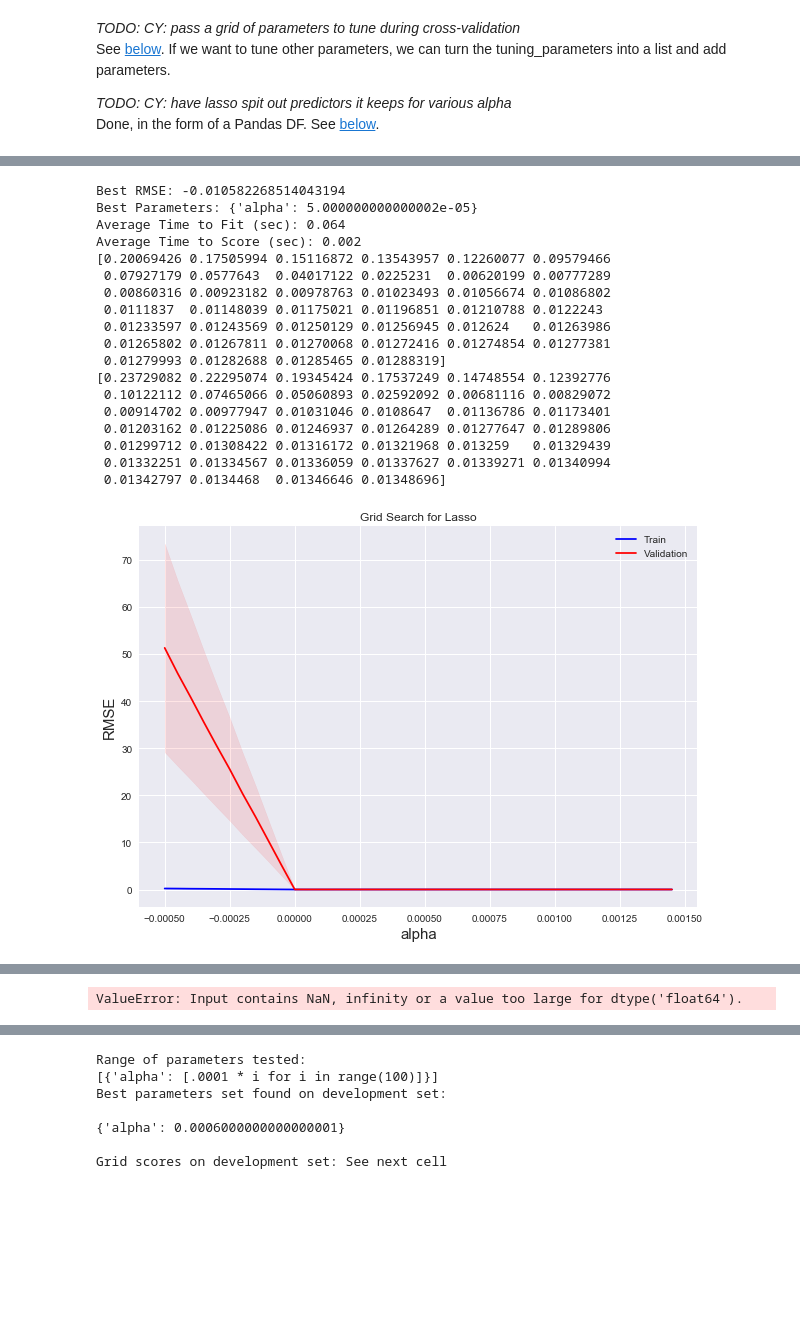
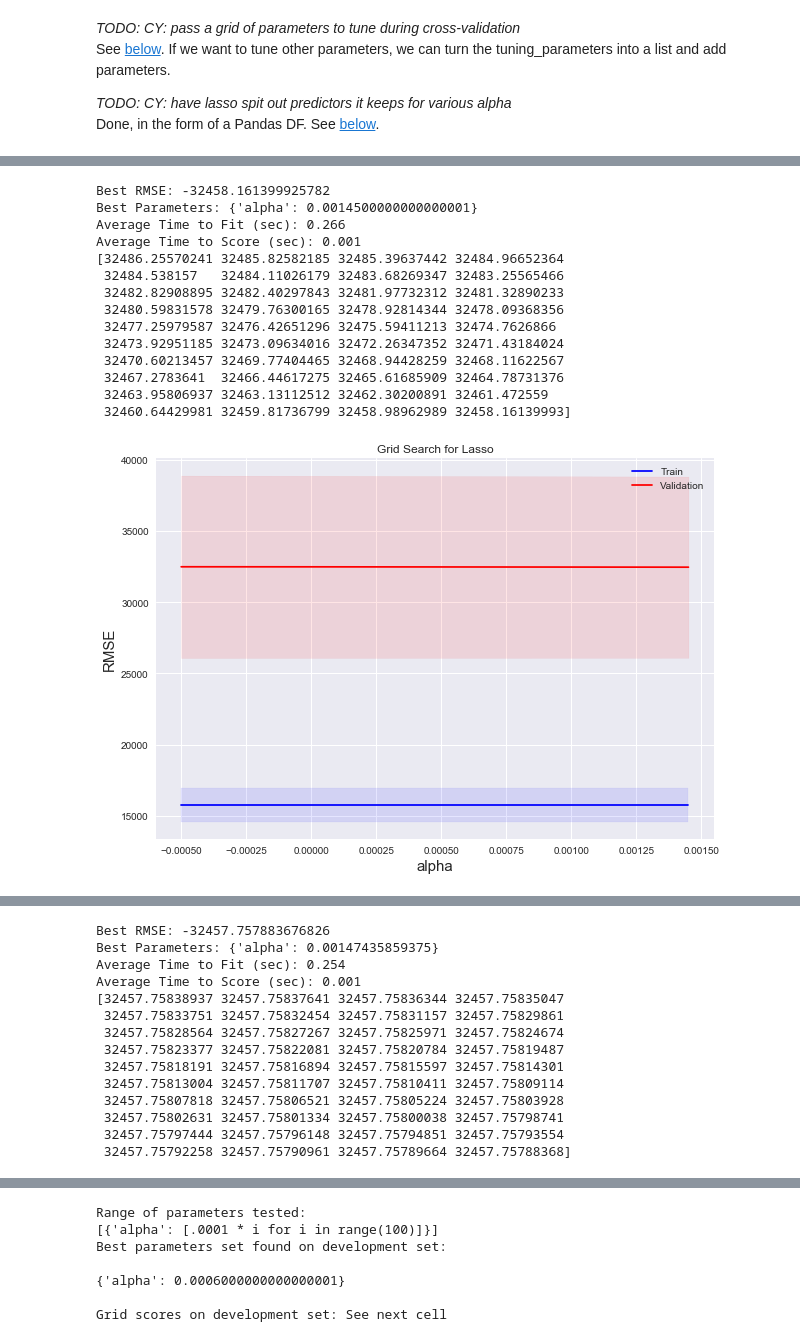
Before and after one commit to bircanfarro/Project_Makbi, a Jupyter notebook: LogarithmicSearch.ipynb, the cells around one changed output, grey strips where cells are left out. Saved outputs shown, nothing was run; the diff lists cells and outputs as text; code cells hidden in the pictures; blank space fills up the shorter version.

Commit message:
cleaned test data

```diff
--- a/LogarithmicSearch.ipynb
+++ b/LogarithmicSearch.ipynb
@@ -208,7 +208,7 @@ dtype: int64
 #dymmyfy categorical variables
 X1=pd.get_dummies(clean_final)
 # separating features and target
-Y1=np.log1p(X1['SalePrice'])
+Y1=(X1['SalePrice'])
 X1.drop(['Id','SalePrice'],axis=1,inplace=True)
 # %% [markdown]
 # Regression models
@@ -294,0 +293,14 @@ lasso R^2 : 0.90635 (0.01992)
+# %%
+#for i in range(len(X1.columns)):
+    #print (X1.columns[i] + ': ' + str(ols.coef_[i]))
+
+#ols_betas = predictors_df(ols)
+lasso_log = Lasso()
+lasso_log.fit(X_train,y_train)
+lasso.fit(X_train,y_train)
+lasso_betas = predictors_df(lasso)
+lasso_log_betas = predictors_df(lasso_log)
+
+lasso_log_betas.merge(lasso_betas, on = 'Predictor',suffixes=('_log',''))
+#lasso_log_betas['Predictor']
+lasso_log.score(X_test,y_test)
@@ -304,8 +321,8 @@ Done, in the form of a Pandas DF. See <a href="#predictors">below</a>.
 tuning_parameters = "[{'alpha': [.0001 * i for i in range(100)]}]"
 lasso_tuning = bestModelFromGrid(model =Lasso(),
                 params = eval(tuning_parameters),
-                X= X_train, y= np.log(y_train))
-#lasso_tuning.fit(X_train, y_train)
+                X= X_train, y= y_train)
+lasso_tuning.fit(X_train, y_train)
 
 #results = MS.cross_validate(estimator = lasso, X =X1, y =Y1, scoring ="neg_mean_squared_error", cv = n_folds)
 # %% [output]
@@ -399,24 +398,20 @@ def log_search(model, param_name, central_point, search_radius, X, y,splitting_f
                            allotted_minutes=allotted_minutes-seconds_elapsed/60,X=X, y=y,
                           tolerance=tolerance, prev_error=result.best_score_,requirements=requirements))
 # %%
-log_search(Lasso(),'alpha', .0005, search_radius = .001, X= X_train,y=np.log(y_train),splitting_factor=40,allotted_minutes=10)
+lasso_search = log_search(Lasso(),'alpha', .0005, search_radius = .001, X= X_train,y=y_train,splitting_factor=40,allotted_minutes=10)
 # %% [output]
-Best RMSE: -0.010582268514043194
-Best Parameters: {'alpha': 5.000000000000002e-05}
-Average Time to Fit (sec): 0.064
-Average Time to Score (sec): 0.002
-[0.20069426 0.17505994 0.15116872 0.13543957 0.12260077 0.09579466
- 0.07927179 0.0577643  0.04017122 0.0225231  0.00620199 0.00777289
- 0.00860316 0.00923182 0.00978763 0.01023493 0.01056674 0.01086802
- 0.0111837  0.01148039 0.01175021 0.01196851 0.01210788 0.0122243
- 0.01233597 0.01243569 0.01250129 0.01256945 0.012624   0.01263986
- 0.01265802 0.01267811 0.01270068 0.01272416 0.01274854 0.01277381
- 0.01279993 0.01282688 0.01285465 0.01288319]
-[0.23729082 0.22295074 0.19345424 0.17537249 0.14748554 0.12392776
- 0.10122112 0.07465066 0.05060893 0.02592092 0.00681116 0.00829072
- 0.00914702 0.00977947 0.01031046 0.0108647  0.01136786 0.01173401
- 0.01203162 0.01225086 0.01246937 0.01264289 0.01277647 0.01289806
- 0.01299712 0.01308422 0.01316172 0.01321968 0.013259   0.01329439
- 0.01332251 0.01334567 0.01336059 0.01337627 0.01339271 0.01340994
- 0.01342797 0.0134468  0.01346646 0.01348696]
+Best RMSE: -32458.161399925782
+Best Parameters: {'alpha': 0.0014500000000000001}
+Average Time to Fit (sec): 0.266
+Average Time to Score (sec): 0.001
+[32486.25570241 32485.82582185 32485.39637442 32484.96652364
+ 32484.538157   32484.11026179 32483.68269347 32483.25565466
+ 32482.82908895 32482.40297843 32481.97732312 32481.32890233
+ 32480.59831578 32479.76300165 32478.92814344 32478.09368356
+ 32477.25979587 32476.42651296 32475.59411213 32474.7626866
+ 32473.92951185 32473.09634016 32472.26347352 32471.43184024
+ 32470.60213457 32469.77404465 32468.94428259 32468.11622567
+ 32467.2783641  32466.44617275 32465.61685909 32464.78731376
+ 32463.95806937 32463.13112512 32462.30200891 32461.472559
+ 32460.64429981 32459.81736799 32458.98962989 32458.16139993]
-[figure, old version]
+[figure, new version]
@@ -461 +448,14 @@ Average Time to Score (sec): 0.001
-ValueError: Input contains NaN, infinity or a value too large for dtype('float64').
+Best RMSE: -32457.757883676826
+Best Parameters: {'alpha': 0.00147435859375}
+Average Time to Fit (sec): 0.254
+Average Time to Score (sec): 0.001
+[32457.75838937 32457.75837641 32457.75836344 32457.75835047
+ 32457.75833751 32457.75832454 32457.75831157 32457.75829861
+ 32457.75828564 32457.75827267 32457.75825971 32457.75824674
+ 32457.75823377 32457.75822081 32457.75820784 32457.75819487
+ 32457.75818191 32457.75816894 32457.75815597 32457.75814301
+ 32457.75813004 32457.75811707 32457.75810411 32457.75809114
+ 32457.75807818 32457.75806521 32457.75805224 32457.75803928
+ 32457.75802631 32457.75801334 32457.75800038 32457.75798741
+ 32457.75797444 32457.75796148 32457.75794851 32457.75793554
+ 32457.75792258 32457.75790961 32457.75789664 32457.75788368]
```
Also changed, not shown: parts of 12 cells of this notebook, 4 other files.
